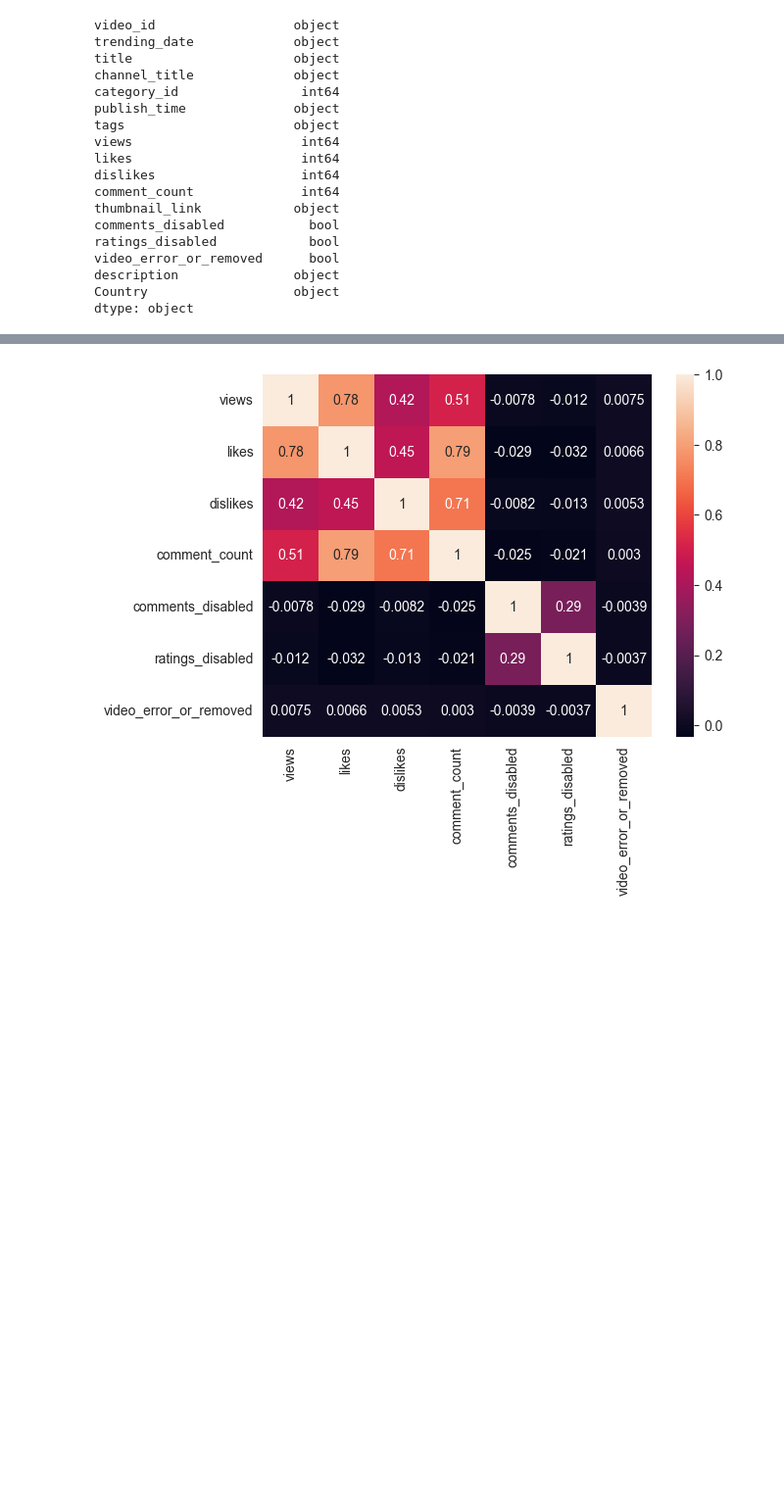
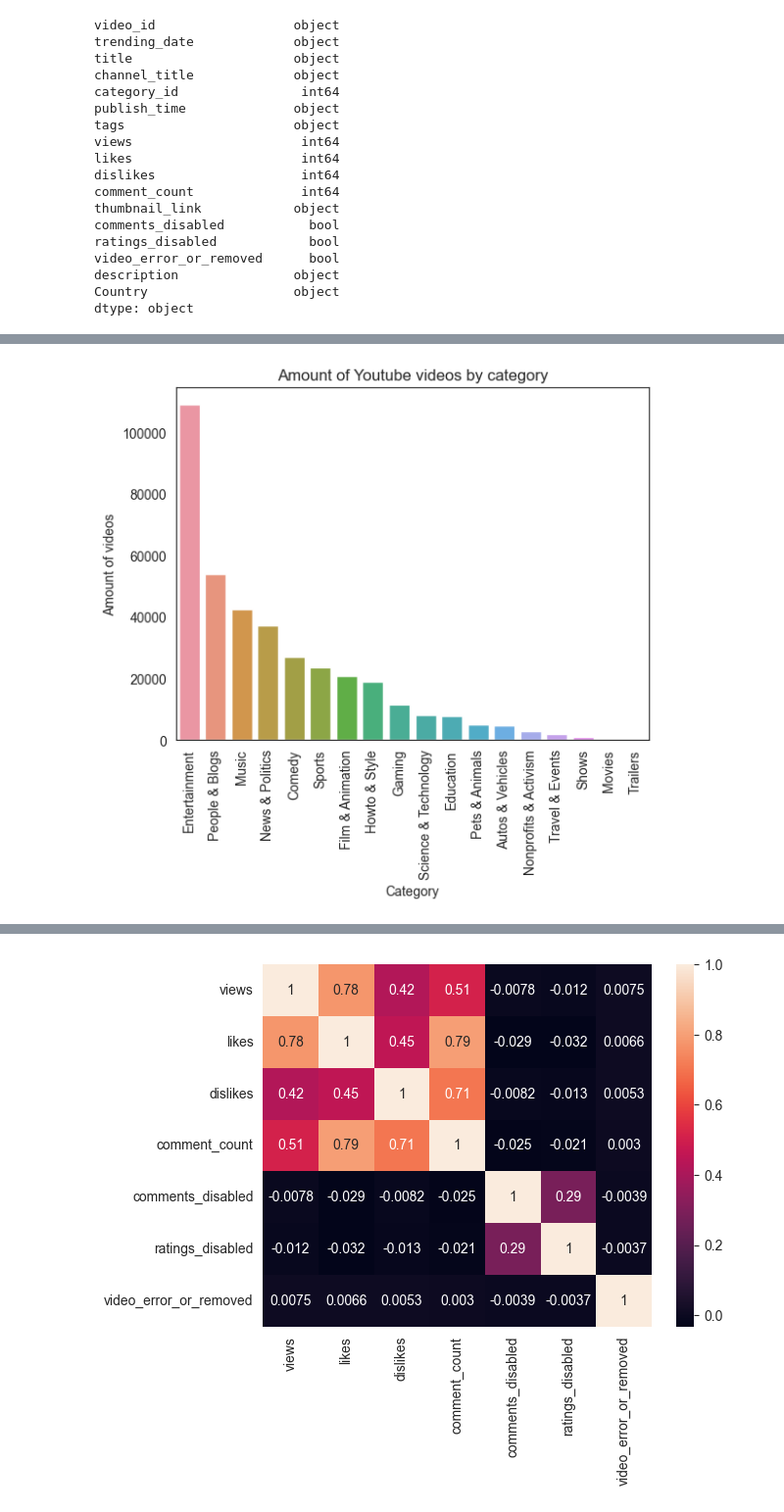
Before and after one commit to ShannonHoutermans/BreastCancerML, a Jupyter notebook: Youtube Videos.ipynb, the cells around one changed output, grey strips where cells are left out. Shown at 98% size. Cells and saved outputs as stored; diff of their text form; code cells hidden in the pictures; blank space fills up the shorter version.

```diff
--- a/Youtube Videos.ipynb
+++ b/Youtube Videos.ipynb
@@ -149,0 +148,17 @@ print(ALL_videos['views'].sum())
+# %%
+counted_videos = ALL_videos.groupby(['category_id'])['video_id'].count()
+counted_videos = pd.DataFrame(counted_videos)
+counted_videos.reset_index(inplace=True)
+counted_videos.sort_values(by='video_id', ascending=False, inplace=True)
+counted_videos
+
+sns.set_palette("RdBu")
+sns.set_style('white')
+sns.barplot(data = counted_videos, x = 'category_id', y = 'video_id')
+plt.xticks(rotation = 90)
+plt.title("Amount of Youtube videos by category")
+plt.xlabel("Category")
+plt.ylabel("Amount of videos")
+plt.show()
+# %% [output]
+[figure, added]
```
Also changed, not shown: parts of 32 cells of this notebook, 1 other file.
